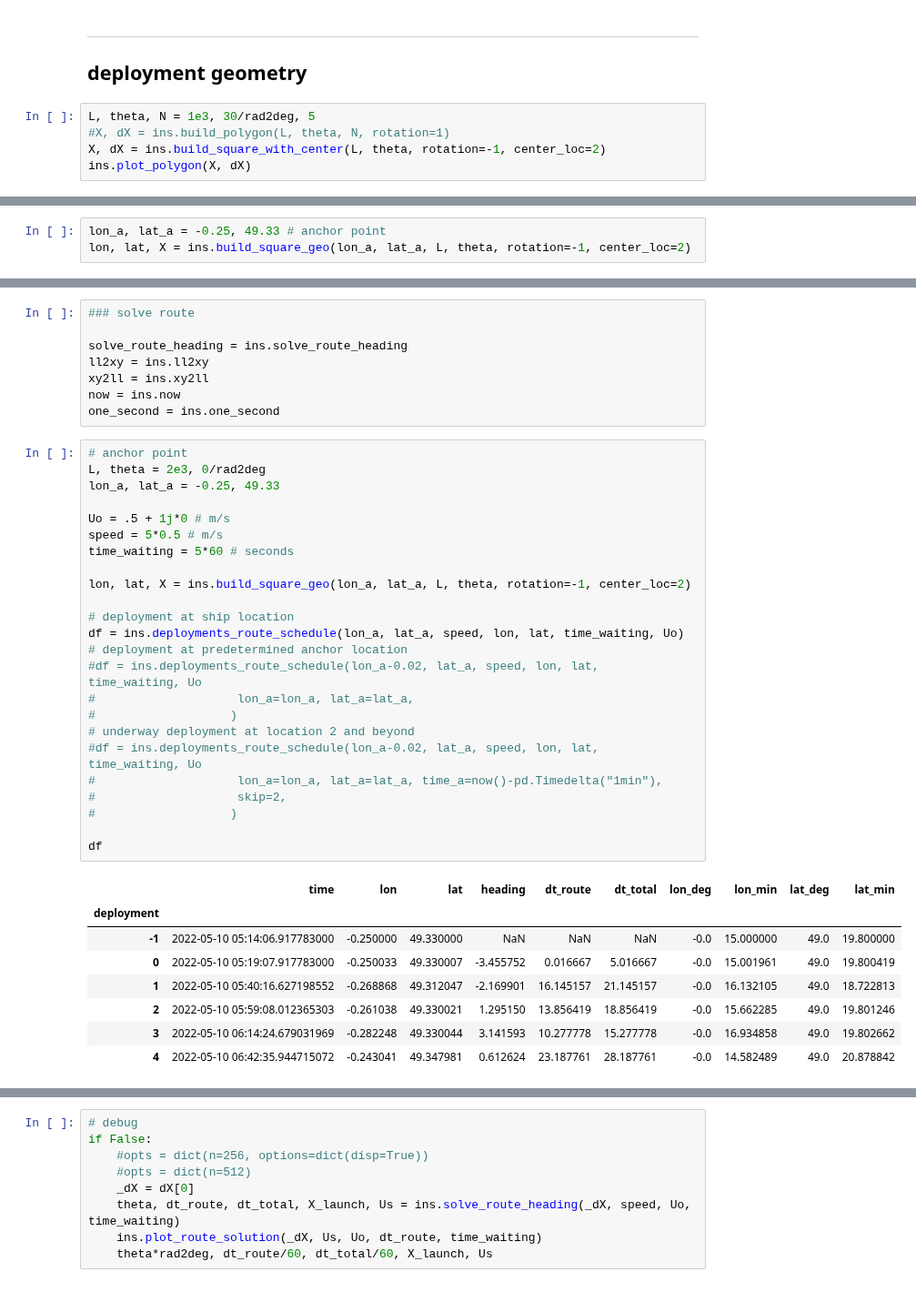
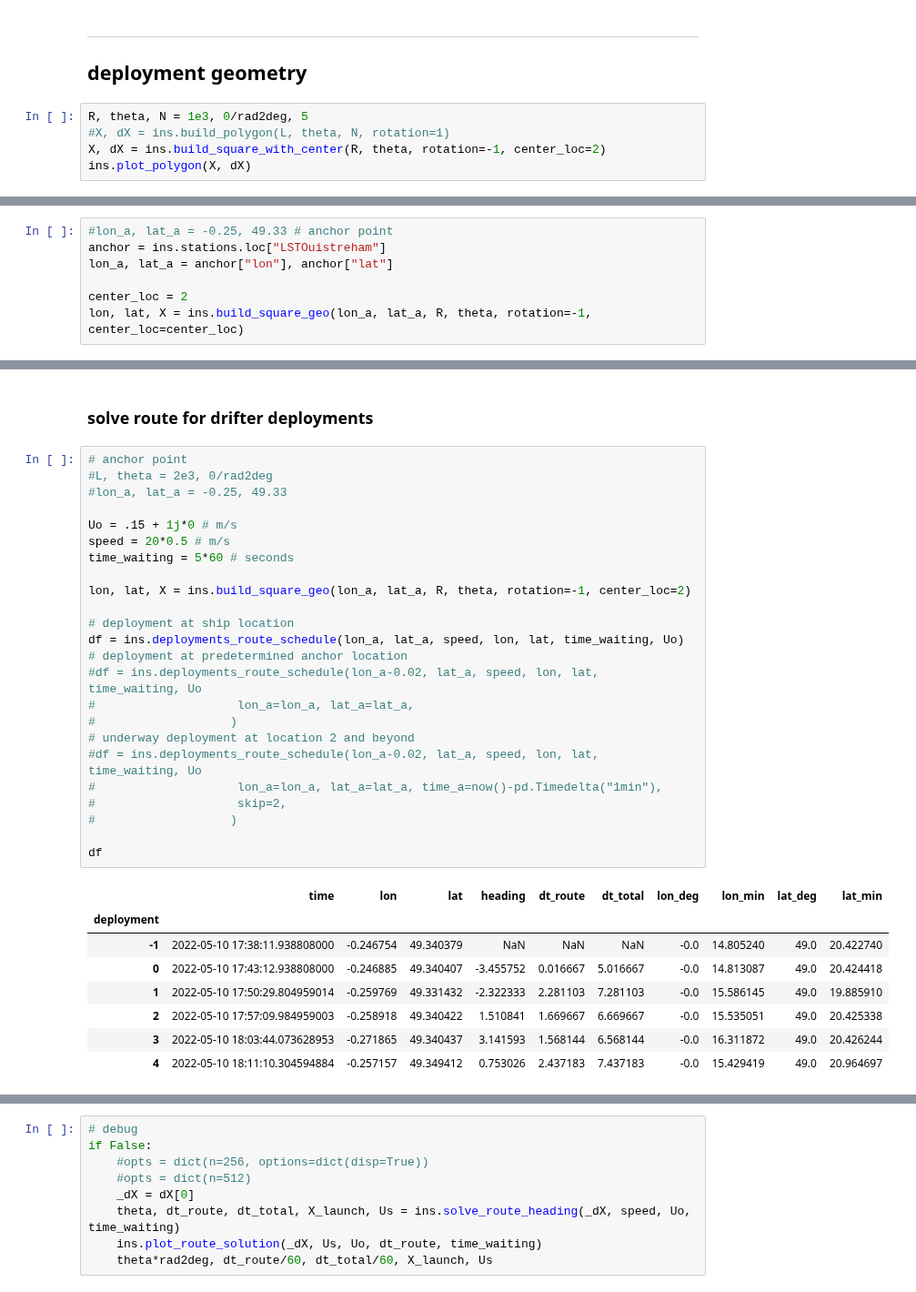
Before and after one commit to apatlpo/taos, a Jupyter notebook: campaign/dev.ipynb, the cells around one changed output, grey strips where cells are left out. Shown at 91% size. Saved outputs shown, nothing was run; the diff lists cells and outputs as text.

```diff
--- a/campaign/dev.ipynb
+++ b/campaign/dev.ipynb
@@ -82,8 +83,8 @@ ins.plot_route_solution(dX, Us, Uo, dt, time_waiting)
 
 ## deployment geometry
 # %%
-L, theta, N = 1e3, 30/rad2deg, 5
+R, theta, N = 1e3, 0/rad2deg, 5
 #X, dX = ins.build_polygon(L, theta, N, rotation=1)
-X, dX = ins.build_square_with_center(L, theta, rotation=-1, center_loc=2)
+X, dX = ins.build_square_with_center(R, theta, rotation=-1, center_loc=2)
 ins.plot_polygon(X, dX)
 # %% [output]
@@ -91,3 +99,7 @@ ins.plot_polygon(X, dX)
 # %%
-lon_a, lat_a = -0.25, 49.33 # anchor point
-lon, lat, X = ins.build_square_geo(lon_a, lat_a, L, theta, rotation=-1, center_loc=2)
+#lon_a, lat_a = -0.25, 49.33 # anchor point
+anchor = ins.stations.loc["LSTOuistreham"]
+lon_a, lat_a = anchor["lon"], anchor["lat"]
+
+center_loc = 2
+lon, lat, X = ins.build_square_geo(lon_a, lat_a, R, theta, rotation=-1, center_loc=center_loc)
@@ -110,44 +176,38 @@ ax.grid()
-# %%
-### solve route
-
-solve_route_heading = ins.solve_route_heading
-ll2xy = ins.ll2xy
-xy2ll = ins.xy2ll
-now = ins.now
-one_second = ins.one_second
+# %% [markdown]
+### solve route for drifter deployments
 # %%
 # anchor point
-L, theta = 2e3, 0/rad2deg
-lon_a, lat_a = -0.25, 49.33
+#L, theta = 2e3, 0/rad2deg
+#lon_a, lat_a = -0.25, 49.33
 
-Uo = .5 + 1j*0 # m/s
-speed = 5*0.5 # m/s
+Uo = .15 + 1j*0 # m/s
+speed = 20*0.5 # m/s
 time_waiting = 5*60 # seconds
 
-lon, lat, X = ins.build_square_geo(lon_a, lat_a, L, theta, rotation=-1, center_loc=2)
+lon, lat, X = ins.build_square_geo(lon_a, lat_a, R, theta, rotation=-1, center_loc=2)
 
 # deployment at ship location
 df = ins.deployments_route_schedule(lon_a, lat_a, speed, lon, lat, time_waiting, Uo)
 # deployment at predetermined anchor location
 #df = ins.deployments_route_schedule(lon_a-0.02, lat_a, speed, lon, lat, time_waiting, Uo
 #                    lon_a=lon_a, lat_a=lat_a,
 #                   )
 # underway deployment at location 2 and beyond
 #df = ins.deployments_route_schedule(lon_a-0.02, lat_a, speed, lon, lat, time_waiting, Uo
 #                    lon_a=lon_a, lat_a=lat_a, time_a=now()-pd.Timedelta("1min"),
 #                    skip=2,
 #                   )
 
 df
 # %% [output]
 |  | time | lon | lat | heading | dt_route | dt_total | lon_deg | lon_min | lat_deg | lat_min |
 | deployment |  |  |  |  |  |  |  |  |  |  |
-| -1 | 2022-05-10 05:14:06.917783000 | -0.250000 | 49.330000 | NaN | NaN | NaN | -0.0 | 15.000000 | 49.0 | 19.800000 |
-| 0 | 2022-05-10 05:19:07.917783000 | -0.250033 | 49.330007 | -3.455752 | 0.016667 | 5.016667 | -0.0 | 15.001961 | 49.0 | 19.800419 |
-| 1 | 2022-05-10 05:40:16.627198552 | -0.268868 | 49.312047 | -2.169901 | 16.145157 | 21.145157 | -0.0 | 16.132105 | 49.0 | 18.722813 |
-| 2 | 2022-05-10 05:59:08.012365303 | -0.261038 | 49.330021 | 1.295150 | 13.856419 | 18.856419 | -0.0 | 15.662285 | 49.0 | 19.801246 |
-| 3 | 2022-05-10 06:14:24.679031969 | -0.282248 | 49.330044 | 3.141593 | 10.277778 | 15.277778 | -0.0 | 16.934858 | 49.0 | 19.802662 |
-| 4 | 2022-05-10 06:42:35.944715072 | -0.243041 | 49.347981 | 0.612624 | 23.187761 | 28.187761 | -0.0 | 14.582489 | 49.0 | 20.878842 |
+| -1 | 2022-05-10 17:38:11.938808000 | -0.246754 | 49.340379 | NaN | NaN | NaN | -0.0 | 14.805240 | 49.0 | 20.422740 |
+| 0 | 2022-05-10 17:43:12.938808000 | -0.246885 | 49.340407 | -3.455752 | 0.016667 | 5.016667 | -0.0 | 14.813087 | 49.0 | 20.424418 |
+| 1 | 2022-05-10 17:50:29.804959014 | -0.259769 | 49.331432 | -2.322333 | 2.281103 | 7.281103 | -0.0 | 15.586145 | 49.0 | 19.885910 |
+| 2 | 2022-05-10 17:57:09.984959003 | -0.258918 | 49.340422 | 1.510841 | 1.669667 | 6.669667 | -0.0 | 15.535051 | 49.0 | 20.425338 |
+| 3 | 2022-05-10 18:03:44.073628953 | -0.271865 | 49.340437 | 3.141593 | 1.568144 | 6.568144 | -0.0 | 16.311872 | 49.0 | 20.426244 |
+| 4 | 2022-05-10 18:11:10.304594884 | -0.257157 | 49.349412 | 0.753026 | 2.437183 | 7.437183 | -0.0 | 15.429419 | 49.0 | 20.964697 |
 # %%
 ins.plot_deployments_route(lon, lat, df, bathy=True)
 # %% [output]
```
Also changed, not shown: parts of 14 cells of this notebook, 3 other files.
